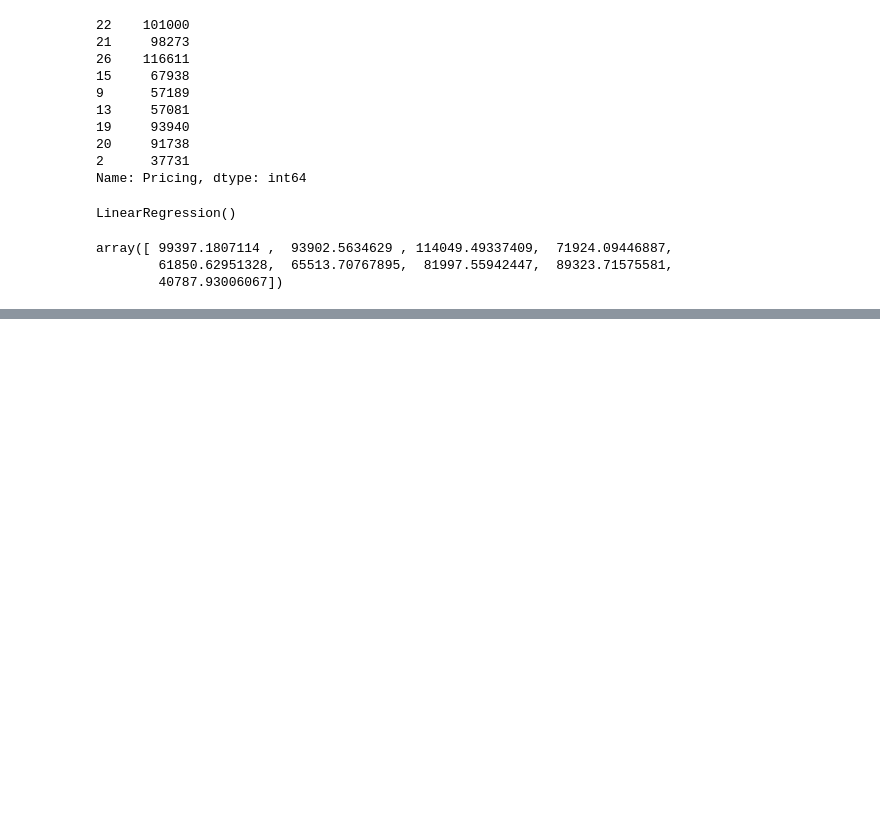
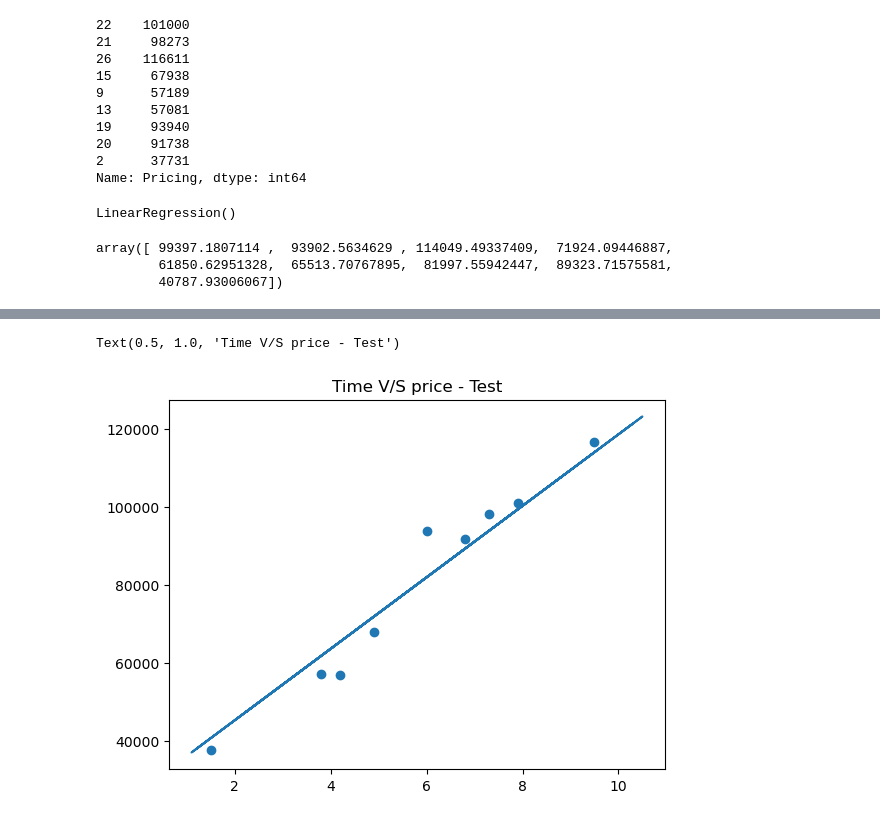
Before and after one commit to 3Rishabh3/MachineLearningBootcamp, a Jupyter notebook: 08LinearRegression/Linear Regression.ipynb, the cells around one changed output, grey strips where cells are left out. Saved outputs shown, nothing was run; the diff lists cells and outputs as text; code cells hidden in the pictures; blank space fills up the shorter version.

```diff
--- a/08LinearRegression/Linear Regression.ipynb
+++ b/08LinearRegression/Linear Regression.ipynb
@@ -141,0 +150,8 @@ array([ 99397.1807114 ,  93902.5634629 , 114049.49337409,  71924.09446887,
+# %%
+# plotting info for test dataset
+plt.scatter(X_test, y_test)
+plt.plot(X_train, regressor.predict(X_train))
+plt.title('Time V/S price - Test')
+# %% [output]
+Text(0.5, 1.0, 'Time V/S price - Test')
+[figure, added]
```
Also changed, not shown: parts of 1 cell of this notebook.
